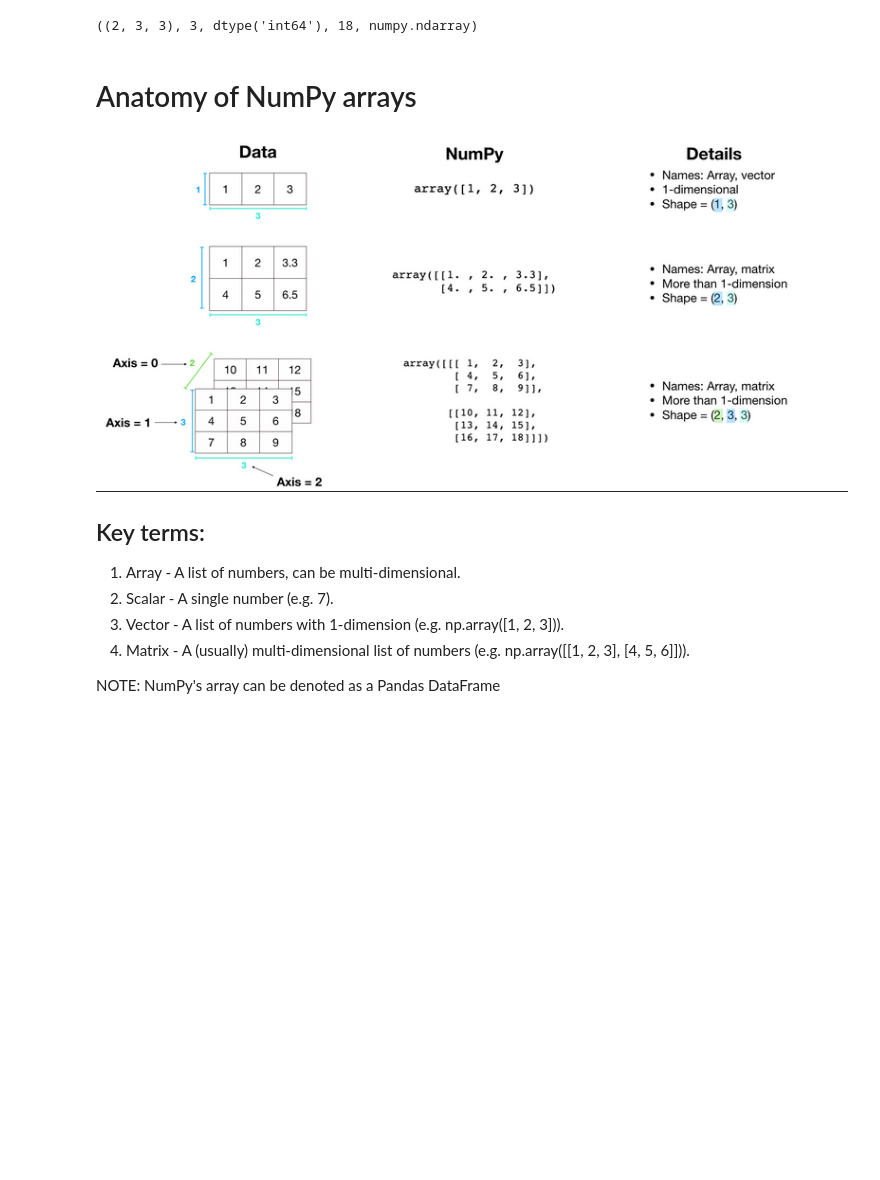
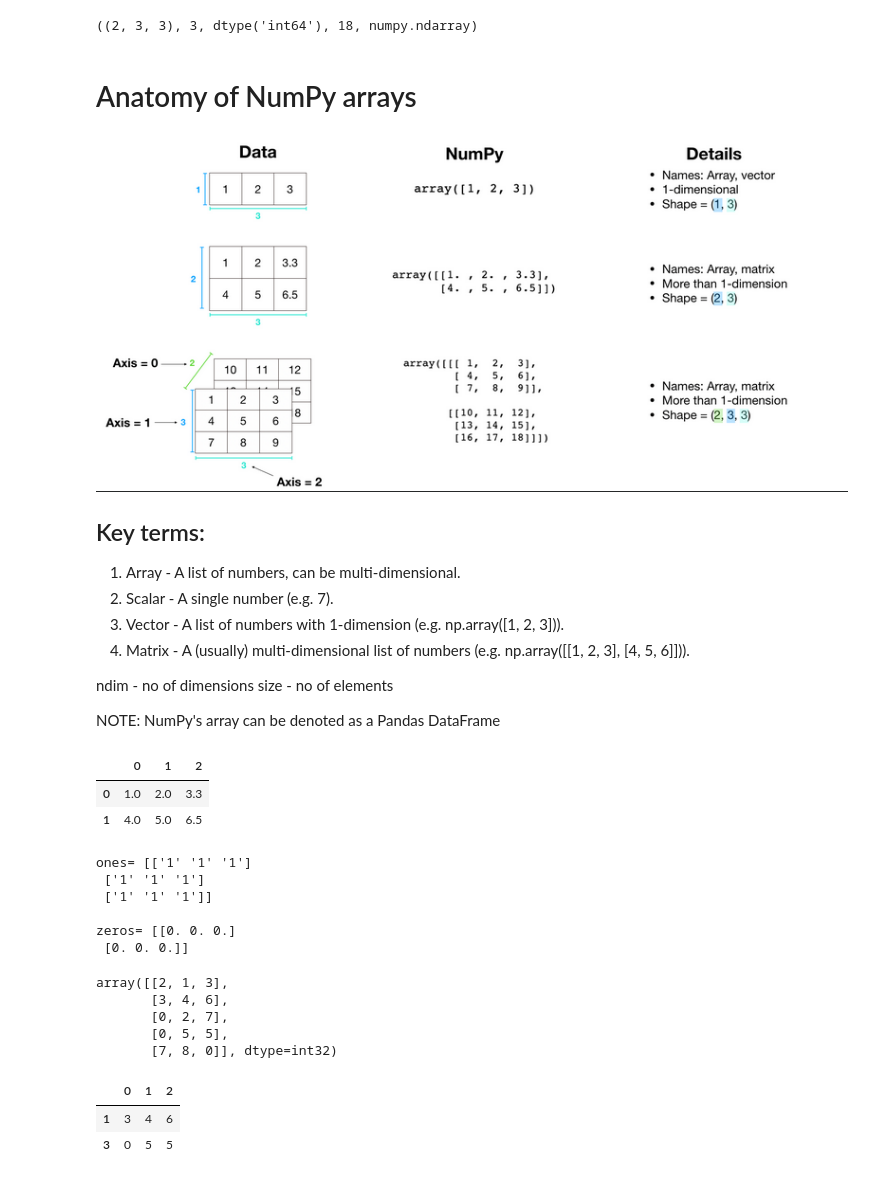
Before and after one commit to JinxSeven/ml-sandbox, a Jupyter notebook: numpy/numpy-introduction.ipynb, the cells around one changed output. Drawn from its saved outputs; the diff is of its cells as text; code cells hidden in the pictures; blank space fills up the shorter version.

Commit message:
np.array() and such

```diff
--- a/numpy/numpy-introduction.ipynb
+++ b/numpy/numpy-introduction.ipynb
@@ -41,4 +41,50 @@ a3.shape, a3.ndim, a3.dtype, a3.size, type(a3)
 3) Vector - A list of numbers with 1-dimension (e.g. np.array([1, 2, 3])).
 4) Matrix - A (usually) multi-dimensional list of numbers (e.g. np.array([[1, 2, 3], [4, 5, 6]])).
 
+ndim - no of dimensions
+size - no of elements
+
 NOTE: NumPy's array can be denoted as a Pandas DataFrame
+# %%
+# 2D arrays can also be converted to DataFrames (Pandas)
+
+import pandas as pd
+
+a2Df = pd.DataFrame(a2)
+a2Df
+# %% [output]
+|  | 0 | 1 | 2 |
+| 0 | 1.0 | 2.0 | 3.3 |
+| 1 | 4.0 | 5.0 | 6.5 |
+# %%
+# Fill with 1s
+ones = np.ones(shape=(3, 3), dtype=str)
+print("ones=", ones, "\n")
+
+# Fill with 0s
+zeros = np.zeros(shape=(2, 3))
+print("zeros=", zeros)
+# %% [output]
+ones= [['1' '1' '1']
+ ['1' '1' '1']
+ ['1' '1' '1']]
+
+zeros= [[0. 0. 0.]
+ [0. 0. 0.]]
+# %%
+# Fill with random ints
+random = np.random.randint(low=0, high=10, size=(5, 3))
+random
+# %% [output]
+array([[2, 1, 3],
+       [3, 4, 6],
+       [0, 2, 7],
+       [0, 5, 5],
+       [7, 8, 0]], dtype=int32)
+# %%
+randDf = pd.DataFrame(random)
+randDf.sample(2)
+# %% [output]
+|  | 0 | 1 | 2 |
+| 1 | 3 | 4 | 6 |
+| 3 | 0 | 5 | 5 |
```
